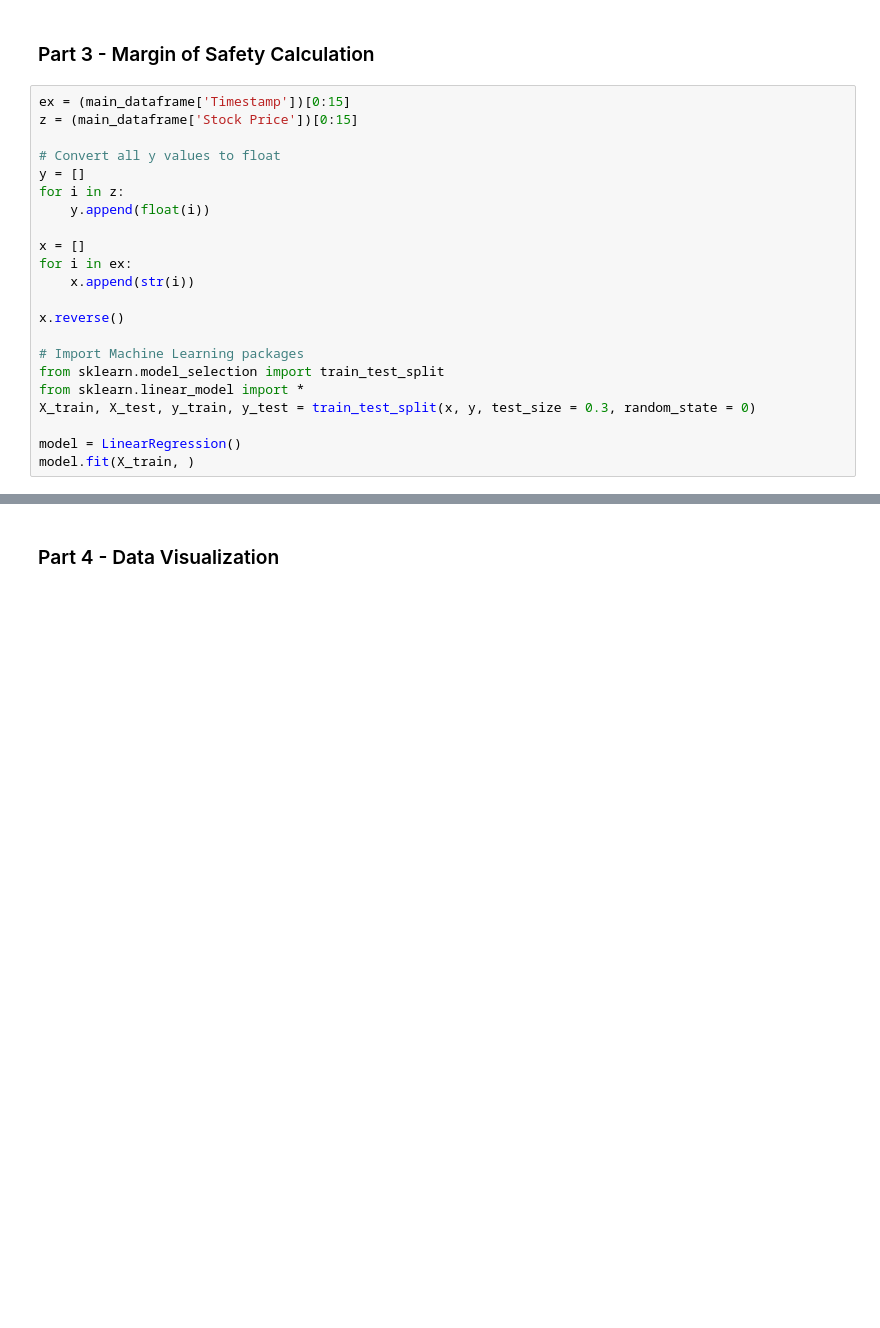
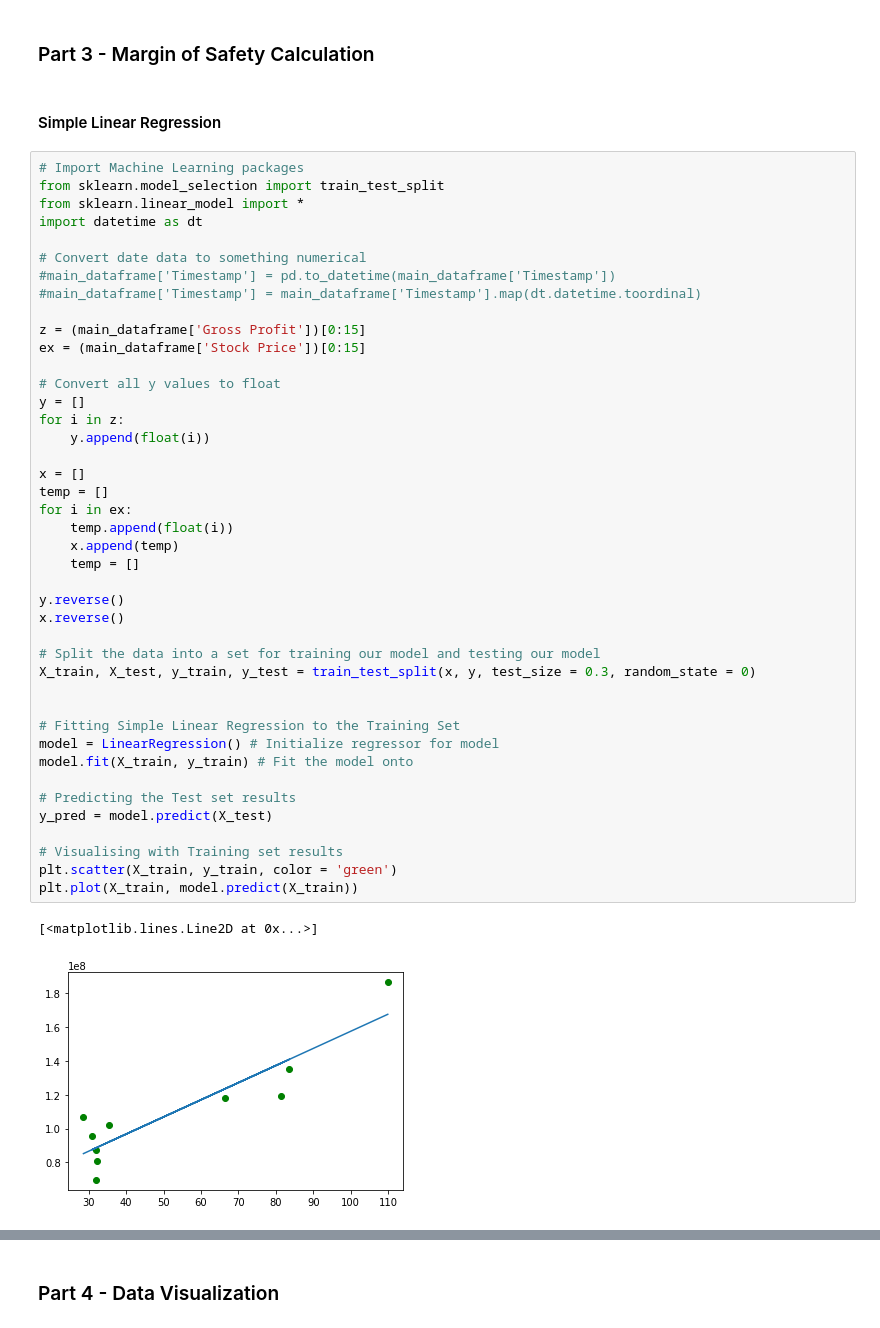
Before and after one commit to FilipKotar/Dynamic-Investment-Blueprint, a Jupyter notebook: Dynamic Investment Blueprint.ipynb, the cells around one changed output, grey strips where cells are left out. Cells and saved outputs as stored; diff of their text form; blank space fills up the shorter version.

```diff
--- a/Dynamic Investment Blueprint.ipynb
+++ b/Dynamic Investment Blueprint.ipynb
@@ -325,25 +325,50 @@ The Data Requested for: IRBT
 ### Part 2 - Indicator Calculations
 # %% [markdown]
 ### Part 3 - Margin of Safety Calculation
-# %%
-ex = (main_dataframe['Timestamp'])[0:15]
-z = (main_dataframe['Stock Price'])[0:15]
-
-# Convert all y values to float
-y = []
-for i in z:
-    y.append(float(i))
-
-x = []
-for i in ex:
-    x.append(str(i))
-
-x.reverse()
-
-# Import Machine Learning packages
-from sklearn.model_selection import train_test_split
-from sklearn.linear_model import *
-X_train, X_test, y_train, y_test = train_test_split(x, y, test_size = 0.3, random_state = 0)
-
-model = LinearRegression()
-model.fit(X_train, )
+# %% [markdown]
+#### Simple Linear Regression
+# %%
+# Import Machine Learning packages
+from sklearn.model_selection import train_test_split
+from sklearn.linear_model import *
+import datetime as dt
+
+# Convert date data to something numerical
+#main_dataframe['Timestamp'] = pd.to_datetime(main_dataframe['Timestamp'])
+#main_dataframe['Timestamp'] = main_dataframe['Timestamp'].map(dt.datetime.toordinal)
+
+z = (main_dataframe['Gross Profit'])[0:15]
+ex = (main_dataframe['Stock Price'])[0:15]
+
+# Convert all y values to float
+y = []
+for i in z:
+    y.append(float(i))
+
+x = []
+temp = []
+for i in ex:
+    temp.append(float(i))
+    x.append(temp)
+    temp = []
+
+y.reverse()
+x.reverse()
+
+# Split the data into a set for training our model and testing our model
+X_train, X_test, y_train, y_test = train_test_split(x, y, test_size = 0.3, random_state = 0)
+
+
+# Fitting Simple Linear Regression to the Training Set
+model = LinearRegression() # Initialize regressor for model
+model.fit(X_train, y_train) # Fit the model onto
+
+# Predicting the Test set results
+y_pred = model.predict(X_test)
+
+# Visualising with Training set results
+plt.scatter(X_train, y_train, color = 'green')
+plt.plot(X_train, model.predict(X_train))
+# %% [output]
+[<matplotlib.lines.Line2D at 0x...>]
+[figure, added]
```
Also changed, not shown: parts of 2 cells of this notebook.
